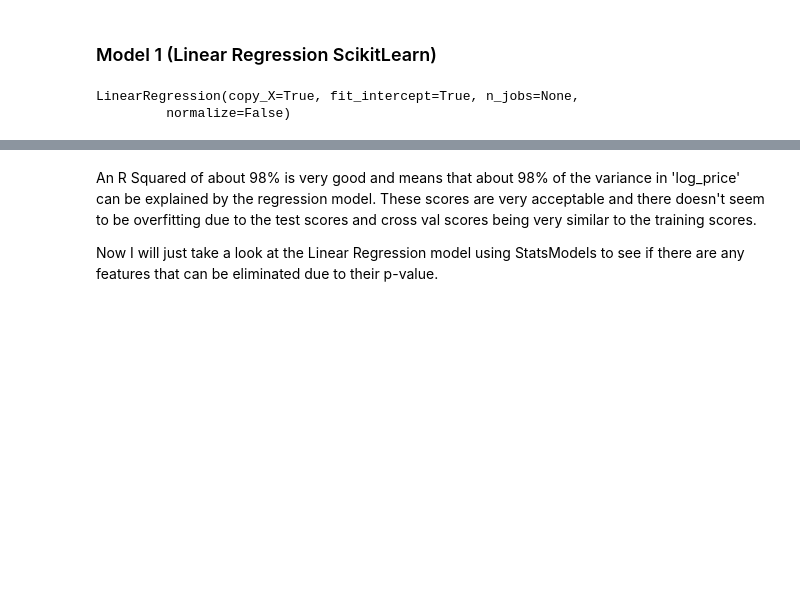
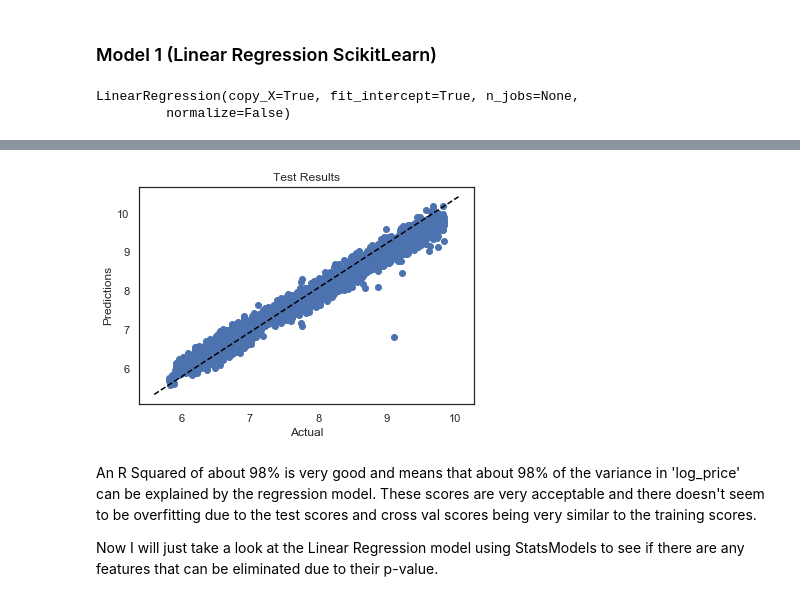
Before and after one commit to chineseballer06/Pricing-Diamonds, a Jupyter notebook: diamonds.ipynb, the cells around one changed output, grey strips where cells are left out. Cells and saved outputs as stored; diff of their text form; code cells hidden in the pictures; blank space fills up the shorter version.

Commit message:
added model results plot

```diff
--- a/diamonds.ipynb
+++ b/diamonds.ipynb
@@ -300,5 +300,12 @@ train_cv_results_5 = cross_val_score(linreg, X_train, y_train, cv = 5, scoring='
 test_cv_results_5 = cross_val_score(linreg, X_test, y_test, cv=5, scoring='r2')
 print('Training average cv score =', np.mean(train_cv_results_5))
 print('Test average cv score =', np.mean(test_cv_results_5))
+
+# Plot Test results
+plt.scatter(y_test, test_linreg_y_preds)
+plt.xlabel('Actual')
+plt.ylabel('Predictions')
+plt.title('Test Results')
+plt.plot(plt.xlim(), plt.ylim(), color='black', linestyle='--');
 # %% [output]
 Training R Squared = 0.9805670964531191
@@ -308,5 +315,6 @@ Test MSE = 0.018761930022165
 Training average cv score = 0.9804893187943673
 Test average cv score = 0.9816594384332091
+[figure, added]
 # %% [markdown]
 An R Squared of about 98% is very good and means that about 98% of the variance in 'log_price' can be explained by the regression model. These scores are very acceptable and there doesn't seem to be overfitting due to the test scores and cross val scores being very similar to the training scores.
 <br>
```
Also changed, not shown: parts of 5 cells of this notebook.
